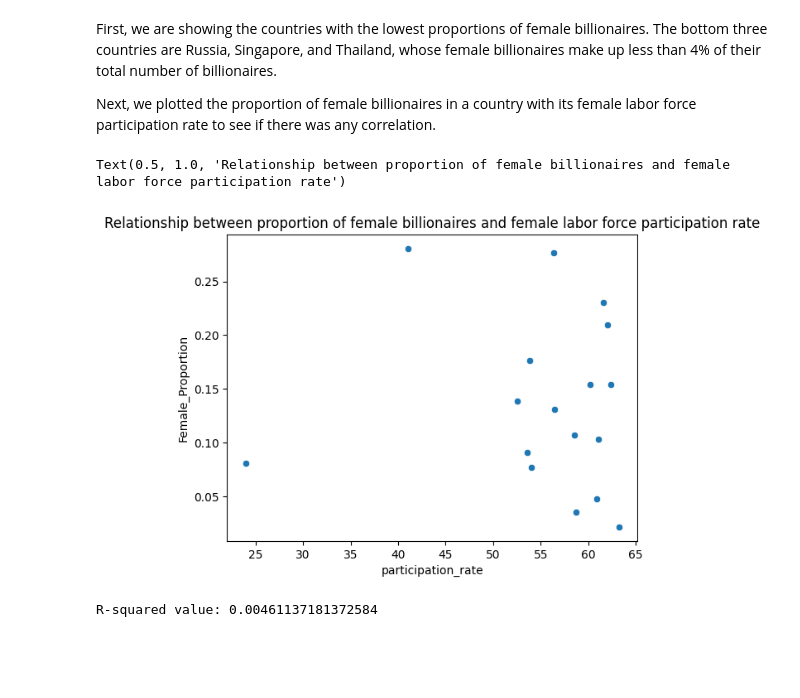
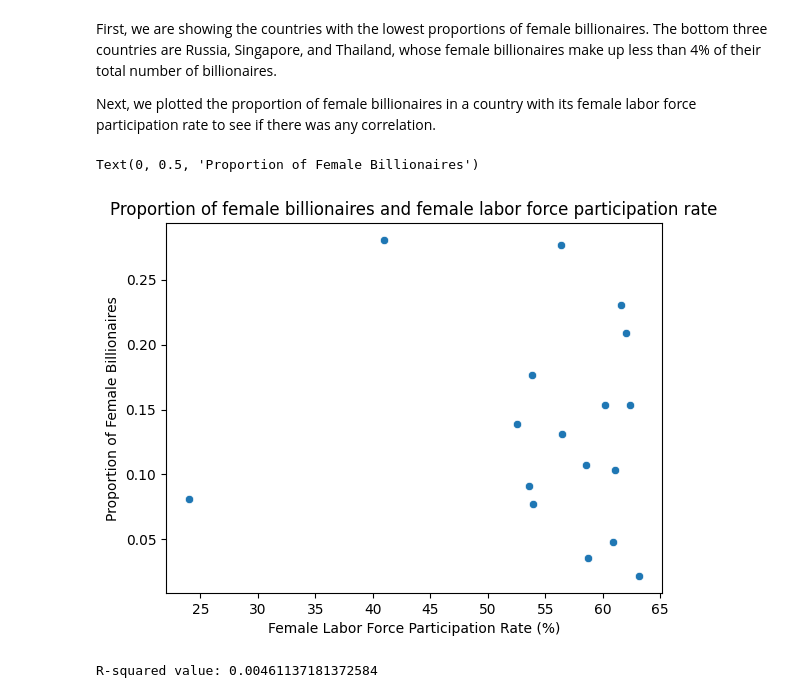
Before and after one commit to ErinZhan2500/SI618FinalProject, a Jupyter notebook: FinalProject.ipynb, the cells around one changed output. Cells and saved outputs as stored; diff of their text form; code cells hidden in the pictures; blank space fills up the shorter version.

```diff
--- a/FinalProject.ipynb
+++ b/FinalProject.ipynb
@@ -761,11 +761,13 @@ First, we are showing the countries with the lowest proportions of female billio
 Next, we plotted the proportion of female billionaires in a country with its female labor force participation rate to see if there was any correlation.
 # %%
 gender_merge = pd.merge(grouped, labor_force[['Economy','participation_rate']], left_on='country', right_on='Economy', how='left')
-sns.scatterplot(data=gender_merge, x='Female Labor Force Participation Rate (%)', y='Proportion of Female Billionaires')
-plt.title('Relationship between proportion of female billionaires and female labor force participation rate')
+sns.scatterplot(data=gender_merge, x='participation_rate', y='Female_Proportion')
+plt.title('Proportion of female billionaires and female labor force participation rate')
+plt.xlabel('Female Labor Force Participation Rate (%)')
+plt.ylabel('Proportion of Female Billionaires')
 # %% [output]
-Text(0.5, 1.0, 'Relationship between proportion of female billionaires and female labor force participation rate')
+Text(0, 0.5, 'Proportion of Female Billionaires')
-[figure, old version]
+[figure, new version]
 # %%
 gender_merge.dropna(inplace=True)
 X = gender_merge['participation_rate']
```
Also changed, not shown: parts of 3 cells of this notebook.
